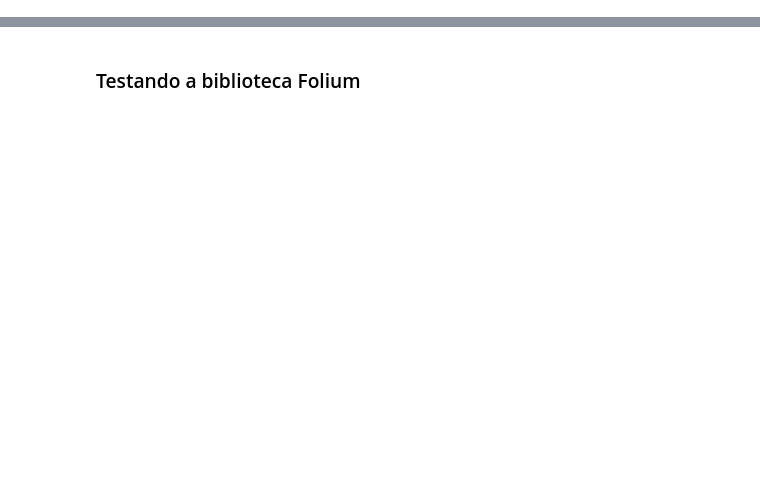
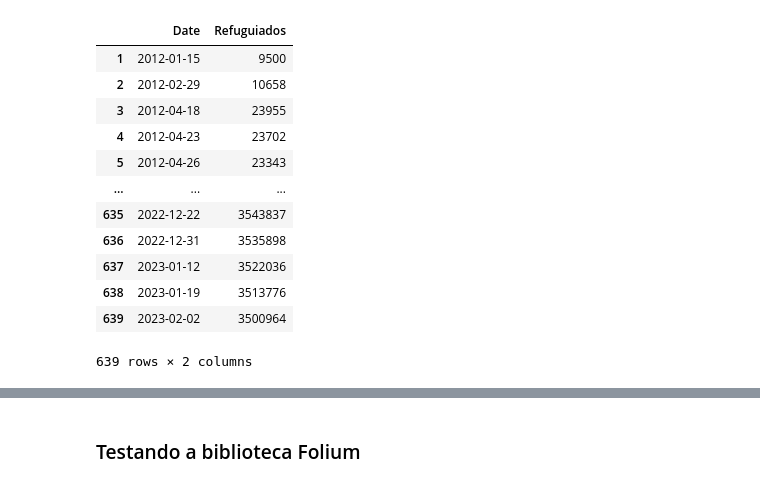
Before and after one commit to henriquecarvalho-maker/Terremoto-Refugiados-Turquia-e-Siria, a Jupyter notebook: Síria.ipynb, the cells around one changed output, grey strips where cells are left out. Drawn from its saved outputs; the diff is of its cells as text; code cells hidden in the pictures; blank space fills up the shorter version.

```diff
--- a/Síria.ipynb
+++ b/Síria.ipynb
@@ -26,0 +31,16 @@ dados
+# %%
+dados1
+# %% [output]
+|  | Date | Refuguiados |
+| 1 | 2012-01-15 | 9500 |
+| 2 | 2012-02-29 | 10658 |
+| 3 | 2012-04-18 | 23955 |
+| 4 | 2012-04-23 | 23702 |
+| 5 | 2012-04-26 | 23343 |
+| ... | ... | ... |
+| 635 | 2022-12-22 | 3543837 |
+| 636 | 2022-12-31 | 3535898 |
+| 637 | 2023-01-12 | 3522036 |
+| 638 | 2023-01-19 | 3513776 |
+| 639 | 2023-02-02 | 3500964 |
+639 rows × 2 columns
```
Also changed, not shown: parts of 8 cells of this notebook, 3 other files.
